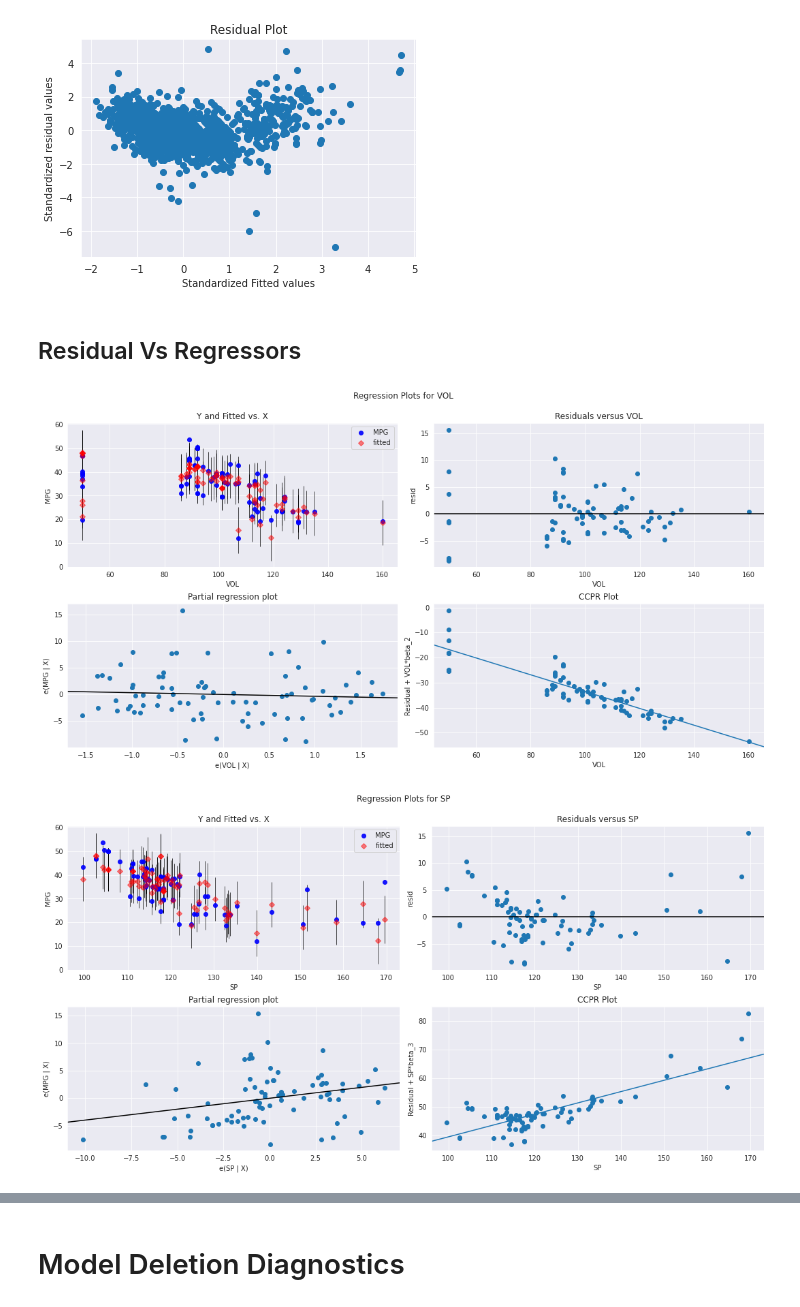
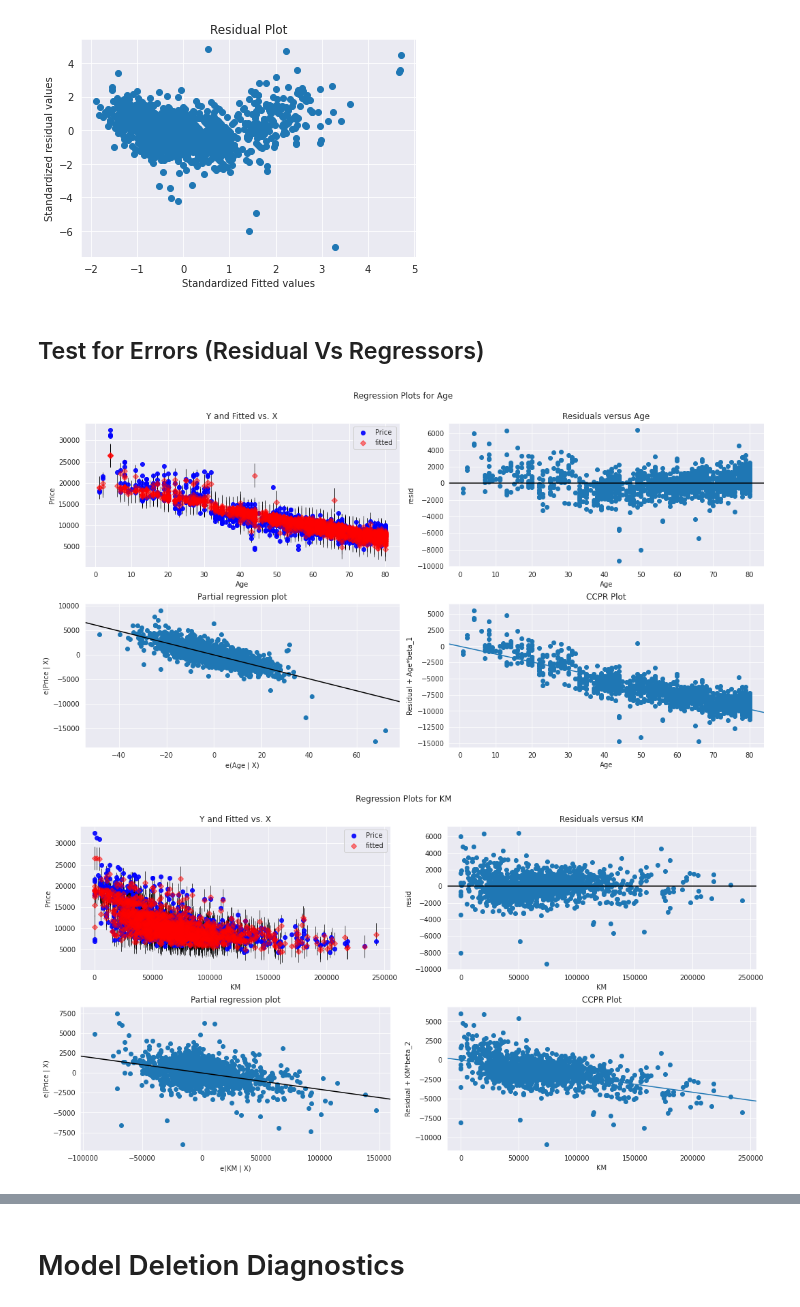
Before and after one commit to RiteshopShrivastava/Assignment_5_Multi_Linear_Regression_Toyota, a Jupyter notebook: Assignment_5_MLR_Toyota_Corolla.ipynb, the cells around one changed output, grey strips where cells are left out. Cells and saved outputs as stored; diff of their text form; code cells hidden in the pictures.

```diff
--- a/Assignment_5_MLR_Toyota_Corolla.ipynb
+++ b/Assignment_5_MLR_Toyota_Corolla.ipynb
@@ -401,19 +401,19 @@ plt.show()
 # %% [output]
 [figure]
 # %% [markdown]
-## Residual Vs Regressors
+## Test for Errors (Residual Vs Regressors)
 # %%
 fig = plt.figure(figsize=(15,8))
-fig = sm.graphics.plot_regress_exog(model, "VOL", fig=fig)
+fig = sm.graphics.plot_regress_exog(model, "Age", fig=fig)
 plt.show()
 # %% [output]
-[figure, old version]
+[figure, new version]
 # %%
 fig = plt.figure(figsize=(15,8))
-fig = sm.graphics.plot_regress_exog(model, "SP", fig=fig)
+fig = sm.graphics.plot_regress_exog(model, "KM", fig=fig)
 plt.show()
 # %% [output]
-[figure, old version]
+[figure, new version]
 # %%
 fig = plt.figure(figsize=(15,8))
 
```
Also changed, not shown: parts of 11 cells of this notebook.
